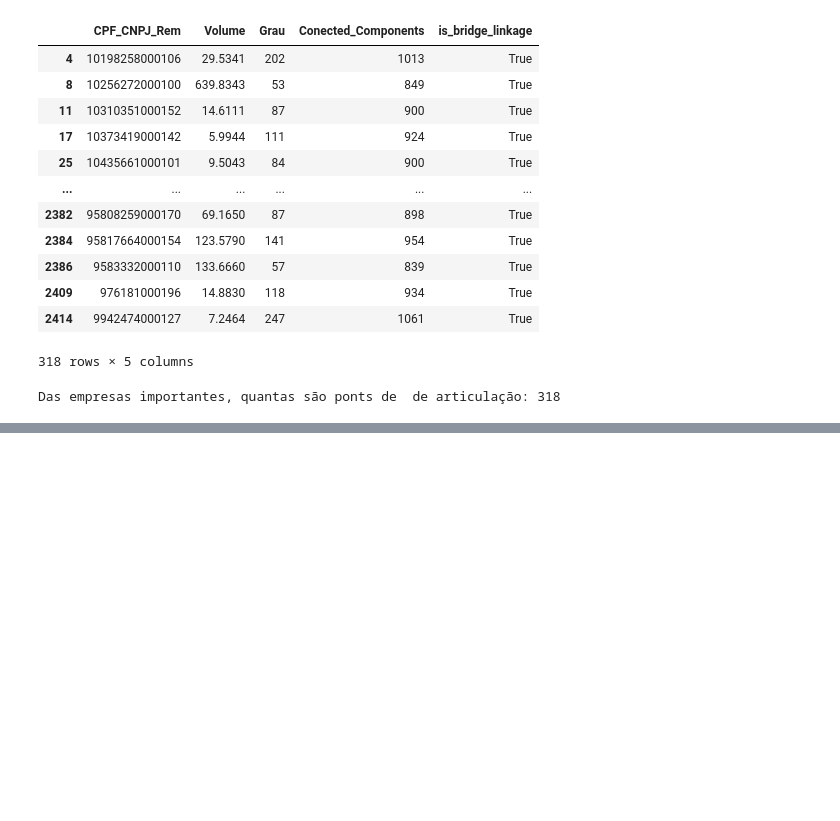
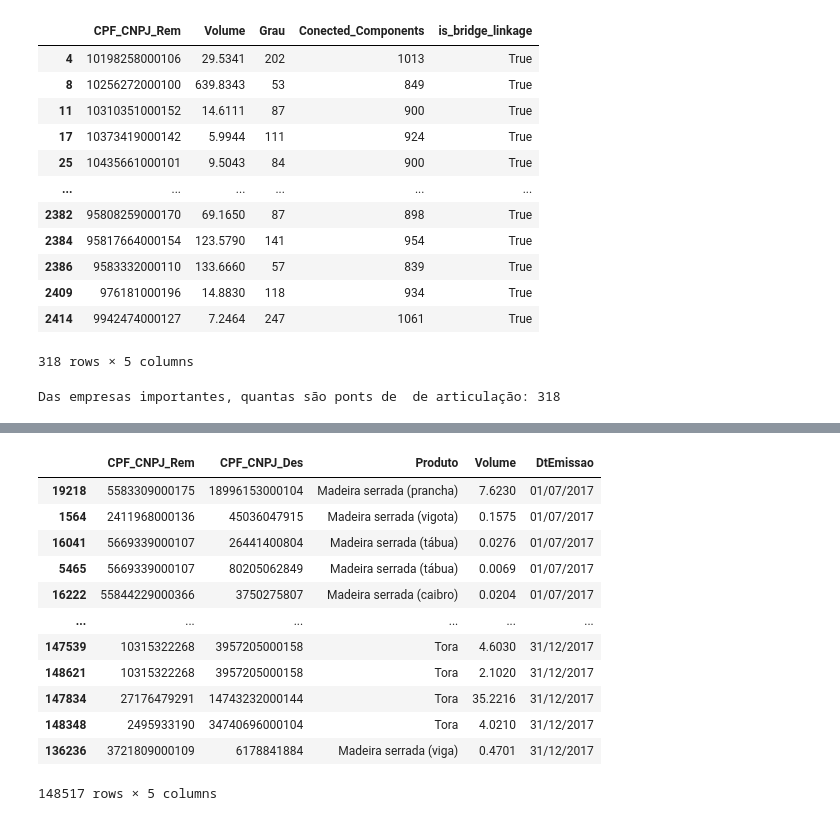
Before and after one commit to mistercapote/atividade_madeireira, a Jupyter notebook: src/example2.ipynb, the cells around one changed output, grey strips where cells are left out. Cells and saved outputs as stored; diff of their text form; code cells hidden in the pictures; blank space fills up the shorter version.

```diff
--- a/src/example2.ipynb
+++ b/src/example2.ipynb
@@ -530,0 +571,6 @@ Das empresas importantes, quantas são ponts de  de articulação: 318
+# %%
+edges = transporte_primeiro_semestre[["CPF_CNPJ_Rem", "CPF_CNPJ_Des", "Produto", "Volume", "DtEmissao"]]
+edges = edges[edges['CPF_CNPJ_Rem'] != edges['CPF_CNPJ_Des']]
+# edges["DtEmissao"] = pd.to_datetime(edges["DtEmissao"], yearfirst=True)
+edges.sort_values(['DtEmissao'], ascending=True, inplace=True)
+edges.to_csv("edges.csv", index=False)
@@ -530,0 +593,16 @@ Das empresas importantes, quantas são ponts de  de articulação: 318
+# %%
+edges
+# %% [output]
+|  | CPF_CNPJ_Rem | CPF_CNPJ_Des | Produto | Volume | DtEmissao |
+| 19218 | 5583309000175 | 18996153000104 | Madeira serrada (prancha) | 7.6230 | 01/07/2017 |
+| 1564 | 2411968000136 | 45036047915 | Madeira serrada (vigota) | 0.1575 | 01/07/2017 |
+| 16041 | 5669339000107 | 26441400804 | Madeira serrada (tábua) | 0.0276 | 01/07/2017 |
+| 5465 | 5669339000107 | 80205062849 | Madeira serrada (tábua) | 0.0069 | 01/07/2017 |
+| 16222 | 55844229000366 | 3750275807 | Madeira serrada (caibro) | 0.0204 | 01/07/2017 |
+| ... | ... | ... | ... | ... | ... |
+| 147539 | 10315322268 | 3957205000158 | Tora | 4.6030 | 31/12/2017 |
+| 148621 | 10315322268 | 3957205000158 | Tora | 2.1020 | 31/12/2017 |
+| 147834 | 27176479291 | 14743232000144 | Tora | 35.2216 | 31/12/2017 |
+| 148348 | 2495933190 | 34740696000104 | Tora | 4.0210 | 31/12/2017 |
+| 136236 | 3721809000109 | 6178841884 | Madeira serrada (viga) | 0.4701 | 31/12/2017 |
+148517 rows × 5 columns
```
Also changed, not shown: parts of 10 cells of this notebook, 3 other files.
